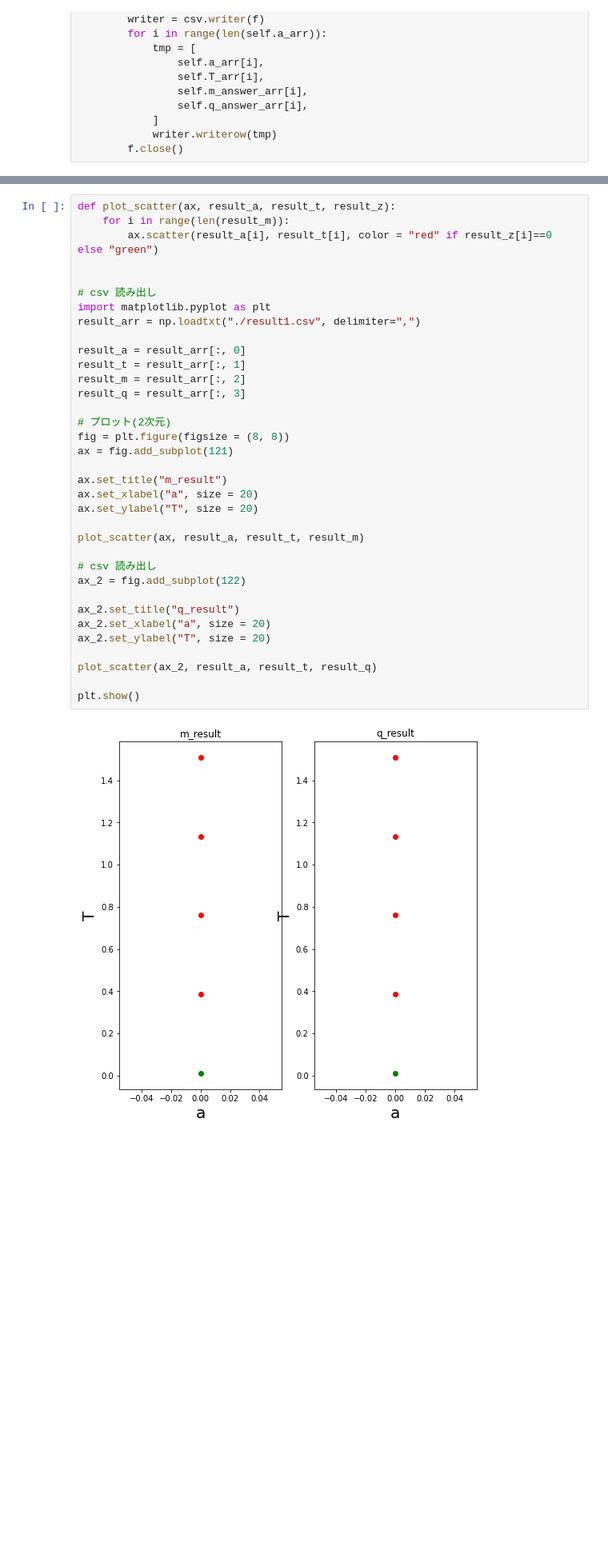
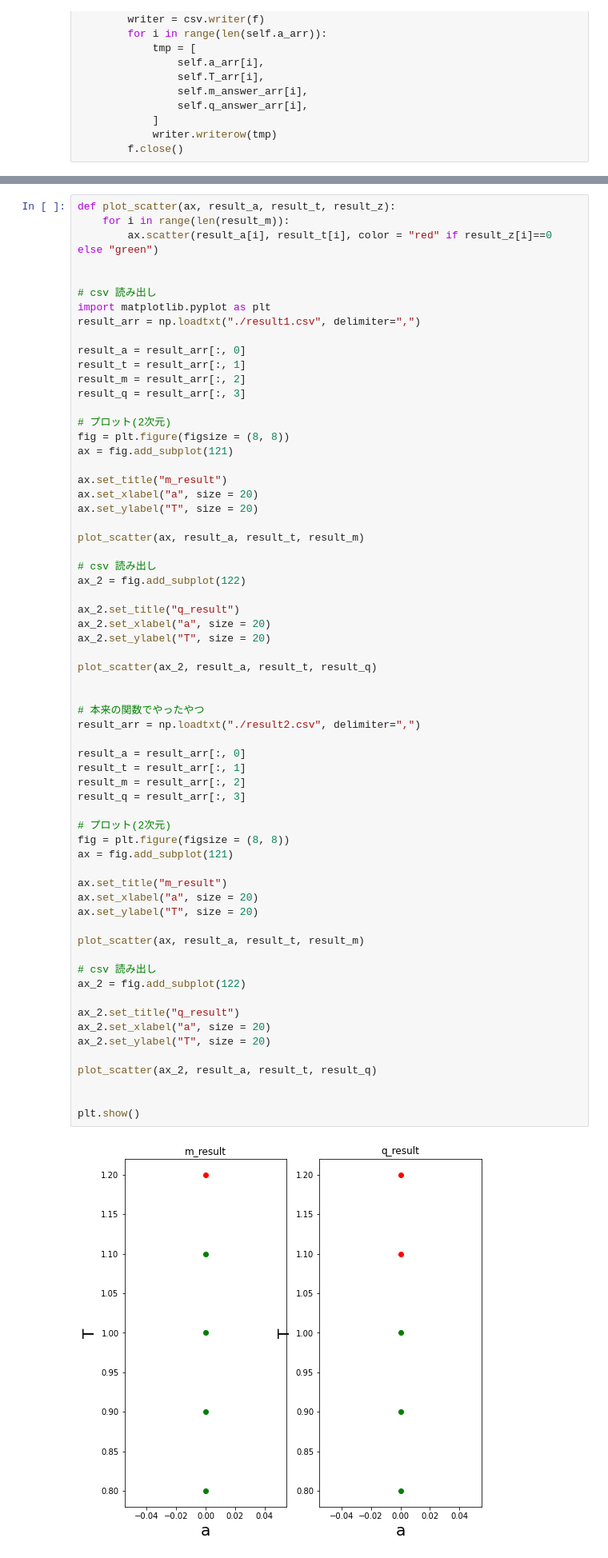
Before and after one commit to yamoyamoto/jupyter, a Jupyter notebook: fp_model/PhaseDiagram-2.ipynb, the cells around one changed output, grey strips where cells are left out. Shown at 80% size. Saved outputs shown, nothing was run; the diff lists cells and outputs as text; blank space fills up the shorter version.

```diff
--- a/fp_model/PhaseDiagram-2.ipynb
+++ b/fp_model/PhaseDiagram-2.ipynb
@@ -253,31 +216,60 @@ def plot_scatter(ax, result_a, result_t, result_z):
 # csv 読み出し
 import matplotlib.pyplot as plt
 result_arr = np.loadtxt("./result1.csv", delimiter=",")
 
 result_a = result_arr[:, 0]
 result_t = result_arr[:, 1]
 result_m = result_arr[:, 2]
 result_q = result_arr[:, 3]
 
 # プロット(2次元)
 fig = plt.figure(figsize = (8, 8))
 ax = fig.add_subplot(121)
 
 ax.set_title("m_result")
 ax.set_xlabel("a", size = 20)
 ax.set_ylabel("T", size = 20)
 
 plot_scatter(ax, result_a, result_t, result_m)
 
 # csv 読み出し
 ax_2 = fig.add_subplot(122)
 
 ax_2.set_title("q_result")
 ax_2.set_xlabel("a", size = 20)
 ax_2.set_ylabel("T", size = 20)
 
 plot_scatter(ax_2, result_a, result_t, result_q)
 
+
+# 本来の関数でやったやつ
+result_arr = np.loadtxt("./result2.csv", delimiter=",")
+
+result_a = result_arr[:, 0]
+result_t = result_arr[:, 1]
+result_m = result_arr[:, 2]
+result_q = result_arr[:, 3]
+
+# プロット(2次元)
+fig = plt.figure(figsize = (8, 8))
+ax = fig.add_subplot(121)
+
+ax.set_title("m_result")
+ax.set_xlabel("a", size = 20)
+ax.set_ylabel("T", size = 20)
+
+plot_scatter(ax, result_a, result_t, result_m)
+
+# csv 読み出し
+ax_2 = fig.add_subplot(122)
+
+ax_2.set_title("q_result")
+ax_2.set_xlabel("a", size = 20)
+ax_2.set_ylabel("T", size = 20)
+
+plot_scatter(ax_2, result_a, result_t, result_q)
+
+
 plt.show()
 # %% [output]
-[figure, old version]
+[figure, new version]
```
Also changed, not shown: parts of 3 cells of this notebook, 2 other files.
